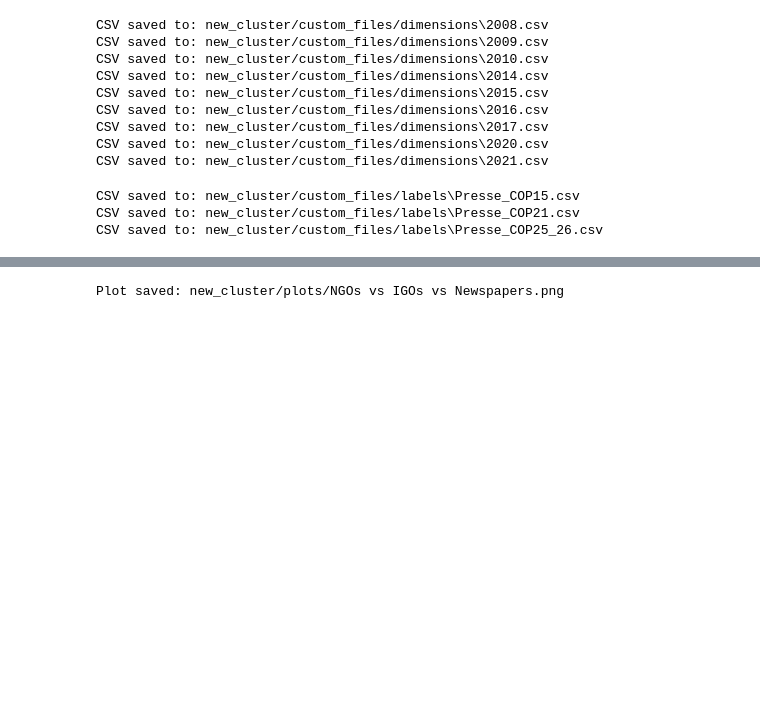
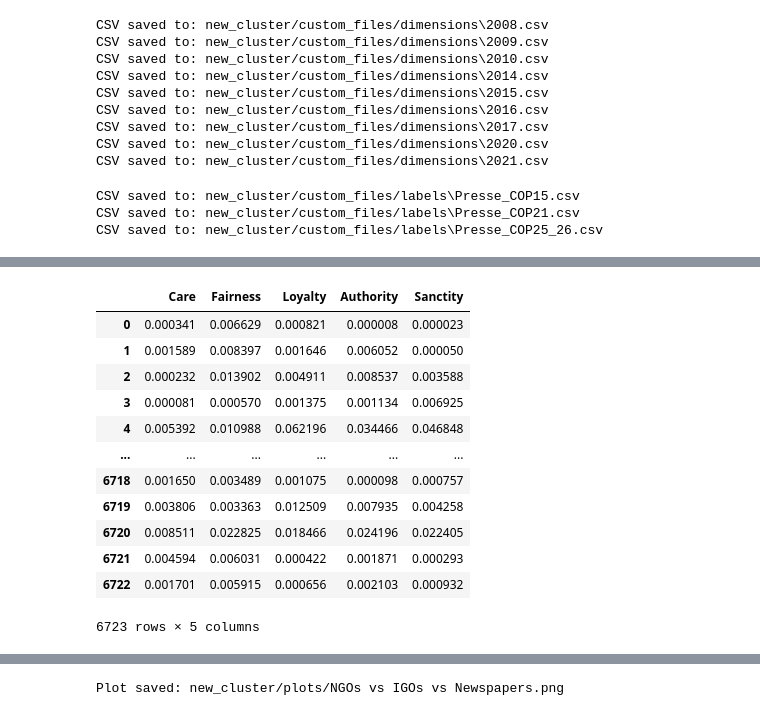
Before and after one commit to NicoOhler/wikipedia_framing_analysis, a Jupyter notebook: postprocessing.ipynb, the cells around one changed output, grey strips where cells are left out. Drawn from its saved outputs; the diff is of its cells as text; code cells hidden in the pictures; blank space fills up the shorter version.

```diff
--- a/postprocessing.ipynb
+++ b/postprocessing.ipynb
@@ -111,0 +182,19 @@ CSV saved to: new_cluster/custom_files/labels\Presse_COP25_26.csv
+# %%
+frame_bias_file = "new_cluster/custom_files/dimensions/right.csv"
+baseline_bias_file = "new_cluster/custom_files/dimensions/baseline_presse.csv"
+output_dir ="new_cluster/custom_files/dimensions"
+compute_frame_intensity(frame_bias_file, baseline_bias_file,output_dir)
+# %% [output]
+|  | Care | Fairness | Loyalty | Authority | Sanctity |
+| 0 | 0.000341 | 0.006629 | 0.000821 | 0.000008 | 0.000023 |
+| 1 | 0.001589 | 0.008397 | 0.001646 | 0.006052 | 0.000050 |
+| 2 | 0.000232 | 0.013902 | 0.004911 | 0.008537 | 0.003588 |
+| 3 | 0.000081 | 0.000570 | 0.001375 | 0.001134 | 0.006925 |
+| 4 | 0.005392 | 0.010988 | 0.062196 | 0.034466 | 0.046848 |
+| ... | ... | ... | ... | ... | ... |
+| 6718 | 0.001650 | 0.003489 | 0.001075 | 0.000098 | 0.000757 |
+| 6719 | 0.003806 | 0.003363 | 0.012509 | 0.007935 | 0.004258 |
+| 6720 | 0.008511 | 0.022825 | 0.018466 | 0.024196 | 0.022405 |
+| 6721 | 0.004594 | 0.006031 | 0.000422 | 0.001871 | 0.000293 |
+| 6722 | 0.001701 | 0.005915 | 0.000656 | 0.002103 | 0.000932 |
+6723 rows × 5 columns
```
Also changed, not shown: parts of 5 cells of this notebook, 1 other file.
